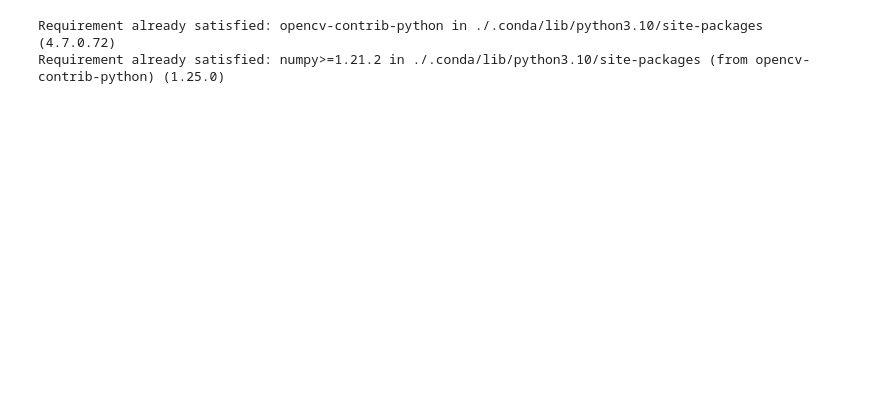
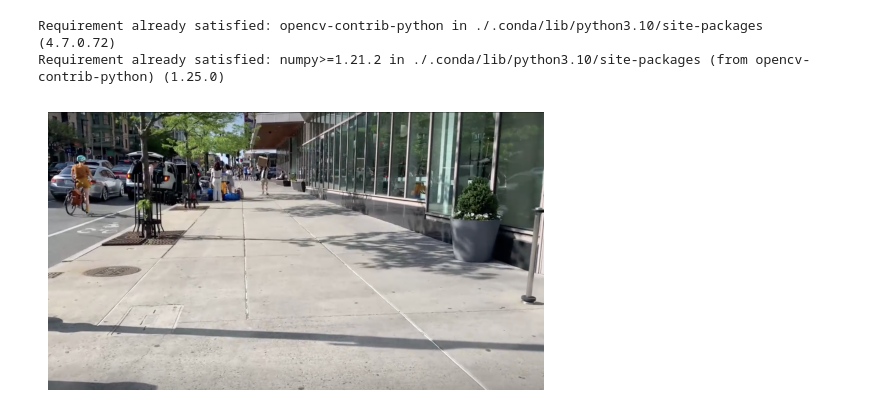
Before and after one commit to chloechiaw/sidewalkai, a Jupyter notebook: components.ipynb, the cells around one changed output. Drawn from its saved outputs; the diff is of its cells as text; code cells hidden in the pictures; blank space fills up the shorter version.

```diff
--- a/components.ipynb
+++ b/components.ipynb
@@ -45,0 +33,12 @@ cv2.waitKey(0)
+# %%
+def imshowy(template):
+    plt.imshow(cv2.cvtColor(template, cv2.COLOR_BGR2RGB))
+    plt.axis('off')
+    plt.show()
+# %%
+# image = cv2.imread('/media/data_16T/chloe/sidewalkai/massave.png')
+
+# Display the image using the defined imshow function
+imshowy(img)
+# %% [output]
+[figure, added]
```
Also changed, not shown: parts of 7 cells of this notebook.
